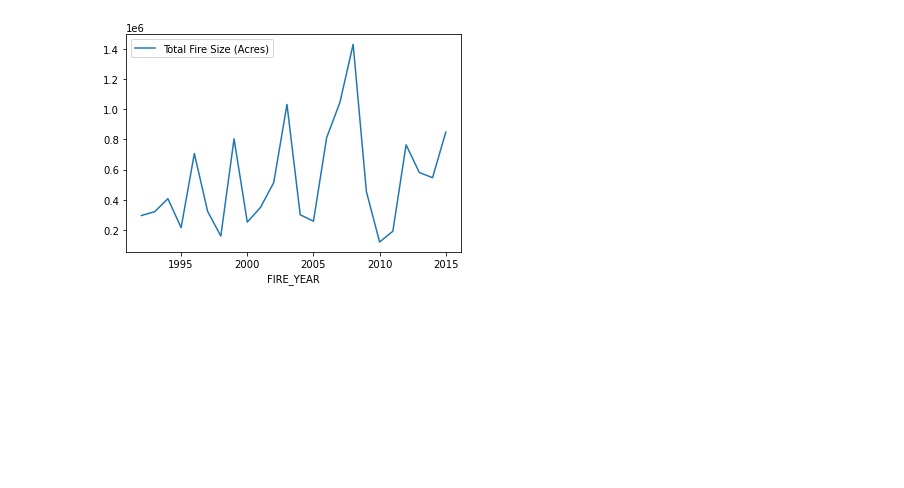
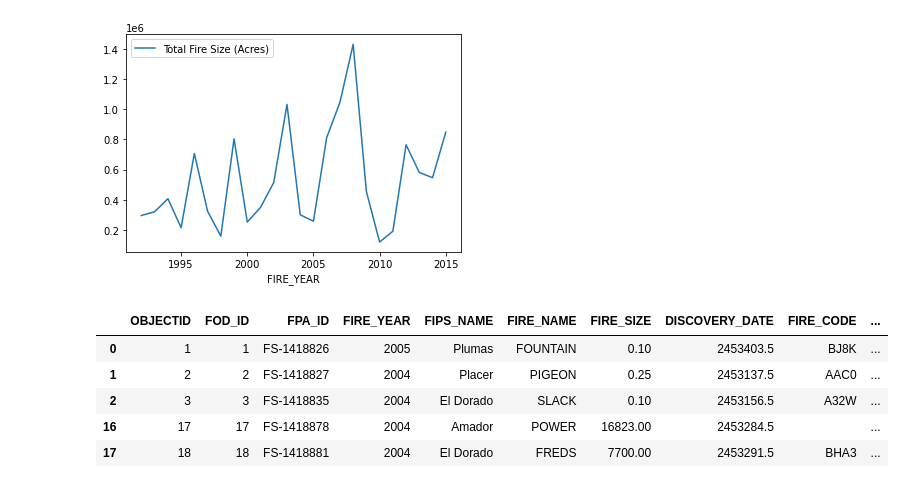
Before and after one commit to Jagjeet/fire-analysis-project, a Jupyter notebook: Untitled.ipynb, the cells around one changed output. Saved outputs shown, nothing was run; the diff lists cells and outputs as text; code cells hidden in the pictures; blank space fills up the shorter version.

```diff
--- a/Untitled.ipynb
+++ b/Untitled.ipynb
@@ -315,0 +328,13 @@ ax3 = total_acre.plot.line()
+# %%
+fire_data['Start Date'] = (pd.to_datetime((fire_data.DISCOVERY_DATE // 1000).astype(int)) +
+                 pd.to_timedelta(fire_data.DISCOVERY_DATE % 1000, unit='D'))
+fire_data['End Date'] = (pd.to_datetime((fire_data.CONT_DATE // 1000).astype(int)) +
+                 pd.to_timedelta(fire_data.CONT_DATE % 1000, unit='D'))
+fire_data.head()
+# %% [output]
+|  | OBJECTID | FOD_ID | FPA_ID | FIRE_YEAR | FIPS_NAME | FIRE_NAME | FIRE_SIZE | DISCOVERY_DATE | FIRE_CODE | ... |
+| 0 | 1 | 1 | FS-1418826 | 2005 | Plumas | FOUNTAIN | 0.10 | 2453403.5 | BJ8K | ... |
+| 1 | 2 | 2 | FS-1418827 | 2004 | Placer | PIGEON | 0.25 | 2453137.5 | AAC0 | ... |
+| 2 | 3 | 3 | FS-1418835 | 2004 | El Dorado | SLACK | 0.10 | 2453156.5 | A32W | ... |
+| 16 | 17 | 17 | FS-1418878 | 2004 | Amador | POWER | 16823.00 | 2453284.5 |  | ... |
+| 17 | 18 | 18 | FS-1418881 | 2004 | El Dorado | FREDS | 7700.00 | 2453291.5 | BHA3 | ... |
```
Also changed, not shown: parts of 7 cells of this notebook.
